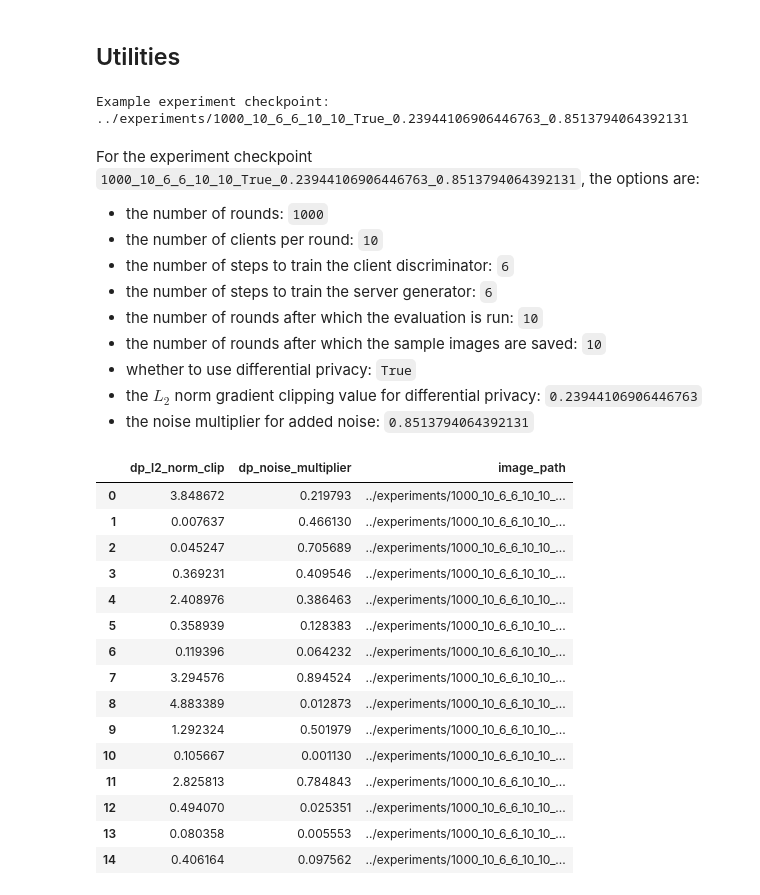
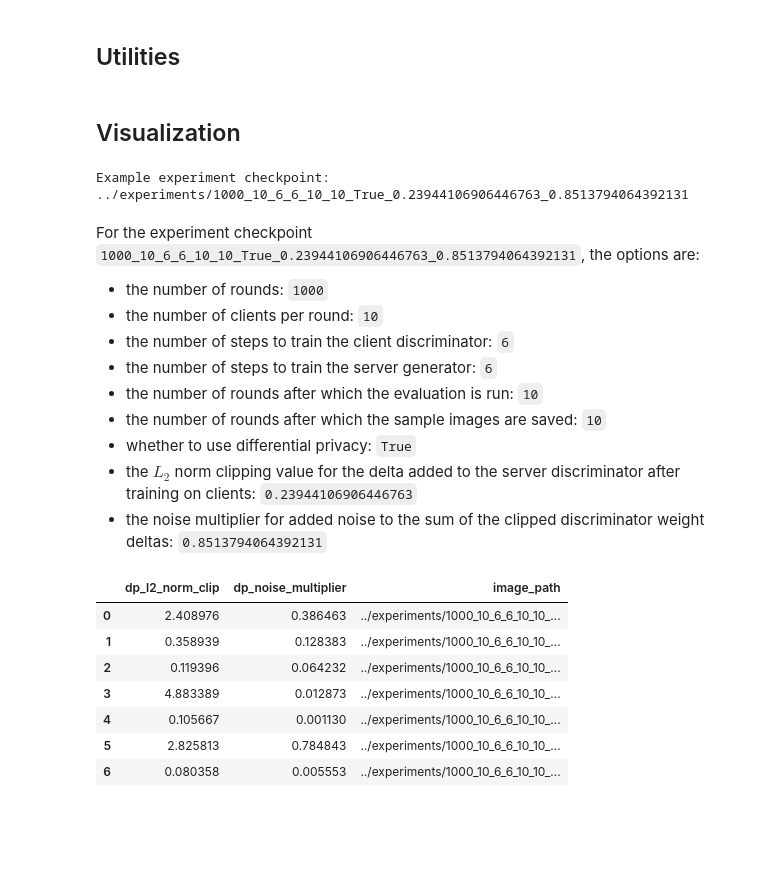
Before and after one commit to aptlin/federated-triplet-loss, a Jupyter notebook: demos/ablation-results.ipynb, the cells around one changed output. Cells and saved outputs as stored; diff of their text form; code cells hidden in the pictures; blank space fills up the shorter version.

```diff
--- a/demos/ablation-results.ipynb
+++ b/demos/ablation-results.ipynb
@@ -32,9 +32,12 @@ def nearby_groups(arr, tol_digits=2):
     for (_, grp) in groupby(arr, lambda x: round(x, tol_digits)):
         # yield value from group that is closest to an integer
         yield sorted(grp, key=lambda x: abs(round(x) - x))[0]
+# %% [markdown]
+## Visualization
 # %%
-checkpoints = glob("{}/*".format(EXPERIMENT_DIR))
-print("Example experiment checkpoint: {}".format(checkpoints[0]))
+def get_checkpoints():
+    return glob("{}/*".format(EXPERIMENT_DIR))
+print("Example experiment checkpoint: {}".format(get_checkpoints()[0]))
 # %% [output]
 Example experiment checkpoint: ../experiments/1000_10_6_6_10_10_True_0.23944106906446763_0.8513794064392131
 # %% [markdown]
@@ -47,27 +50,51 @@ For the experiment checkpoint `1000_10_6_6_10_10_True_0.23944106906446763_0.8513
 - the number of rounds after which the evaluation is run: `10`
 - the number of rounds after which the sample images are saved: `10`
 - whether to use differential privacy: `True`
-- the $L_2$ norm gradient clipping value for differential privacy: `0.23944106906446763`
-- the noise multiplier for added noise: `0.8513794064392131`
+- the $L_2$ norm clipping value for the delta added to the server discriminator after training on clients: `0.23944106906446763`
+- the noise multiplier for added noise to the sum of the clipped discriminator weight deltas: `0.8513794064392131`
-# %%
-characteristic_images
-# %% [output]
-|  | dp_l2_norm_clip | dp_noise_multiplier | image_path |
-| 0 | 3.848672 | 0.219793 | ../experiments/1000_10_6_6_10_10_... |
-| 1 | 0.007637 | 0.466130 | ../experiments/1000_10_6_6_10_10_... |
-| 2 | 0.045247 | 0.705689 | ../experiments/1000_10_6_6_10_10_... |
-| 3 | 0.369231 | 0.409546 | ../experiments/1000_10_6_6_10_10_... |
-| 4 | 2.408976 | 0.386463 | ../experiments/1000_10_6_6_10_10_... |
-| 5 | 0.358939 | 0.128383 | ../experiments/1000_10_6_6_10_10_... |
-| 6 | 0.119396 | 0.064232 | ../experiments/1000_10_6_6_10_10_... |
-| 7 | 3.294576 | 0.894524 | ../experiments/1000_10_6_6_10_10_... |
-| 8 | 4.883389 | 0.012873 | ../experiments/1000_10_6_6_10_10_... |
-| 9 | 1.292324 | 0.501979 | ../experiments/1000_10_6_6_10_10_... |
-| 10 | 0.105667 | 0.001130 | ../experiments/1000_10_6_6_10_10_... |
-| 11 | 2.825813 | 0.784843 | ../experiments/1000_10_6_6_10_10_... |
-| 12 | 0.494070 | 0.025351 | ../experiments/1000_10_6_6_10_10_... |
-| 13 | 0.080358 | 0.005553 | ../experiments/1000_10_6_6_10_10_... |
-| 14 | 0.406164 | 0.097562 | ../experiments/1000_10_6_6_10_10_... |
+# %%
+def get_characteristic_images(img_round, round_tolerance=20):
+    checkpoints = get_checkpoints()
+    characteristic_images = {
+        "dp_l2_norm_clip": [],
+        "dp_noise_multiplier": [],
+        "image_path": [],
+    }
+
+    for checkpoint in checkpoints:
+        dp_l2_norm_clip, dp_noise_multiplier = tuple(checkpoint.split("_")[-2:])
+
+        dp_l2_norm_clip = float(dp_l2_norm_clip)
+        dp_noise_multiplier = float(dp_noise_multiplier)
+
+        candidates = []
+
+        for image_path in glob("{}/**/*.png".format(checkpoint), recursive=True):
+            image_round = int(image_path[:-4].split("_")[-1])
+
+            if 0 <= img_round - image_round <= round_tolerance:
+                candidates.append((image_round, image_path))
+        if len(candidates) > 0:
+            characteristic_images["dp_l2_norm_clip"].append(float(dp_l2_norm_clip))
+            characteristic_images["dp_noise_multiplier"].append(
+                float(dp_noise_multiplier)
+            )
+            characteristic_images["image_path"].append(
+                max(candidates, key=itemgetter(0))[1]
+            )
+
+    return pd.DataFrame(characteristic_images)
+# %%
+get_characteristic_images(1000)
+# %% [output]
+|  | dp_l2_norm_clip | dp_noise_multiplier | image_path |
+| 0 | 2.408976 | 0.386463 | ../experiments/1000_10_6_6_10_10_... |
+| 1 | 0.358939 | 0.128383 | ../experiments/1000_10_6_6_10_10_... |
+| 2 | 0.119396 | 0.064232 | ../experiments/1000_10_6_6_10_10_... |
+| 3 | 4.883389 | 0.012873 | ../experiments/1000_10_6_6_10_10_... |
+| 4 | 0.105667 | 0.001130 | ../experiments/1000_10_6_6_10_10_... |
+| 5 | 2.825813 | 0.784843 | ../experiments/1000_10_6_6_10_10_... |
+| 6 | 0.080358 | 0.005553 | ../experiments/1000_10_6_6_10_10_... |
 # %%
 checkpoints_info = {
     "dp_l2_norm_clip": [],
```
Also changed, not shown: parts of 1 cell of this notebook, 11 other files.
